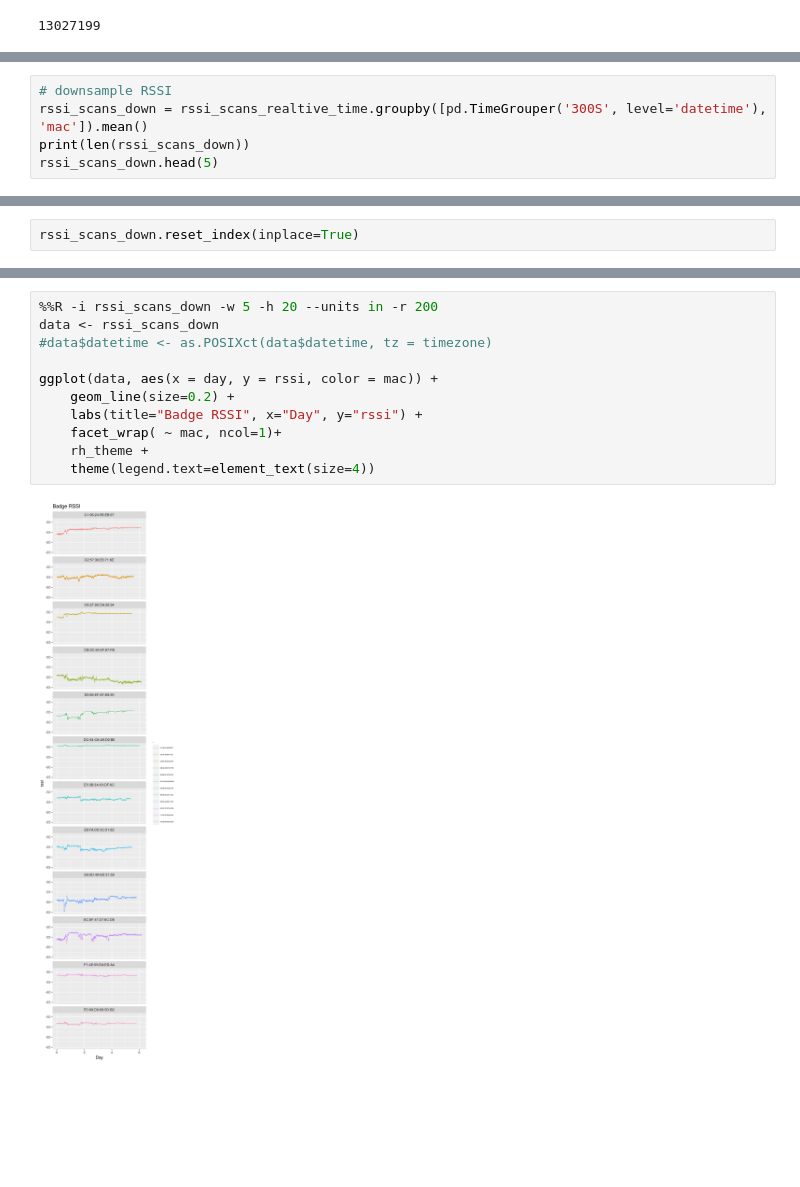
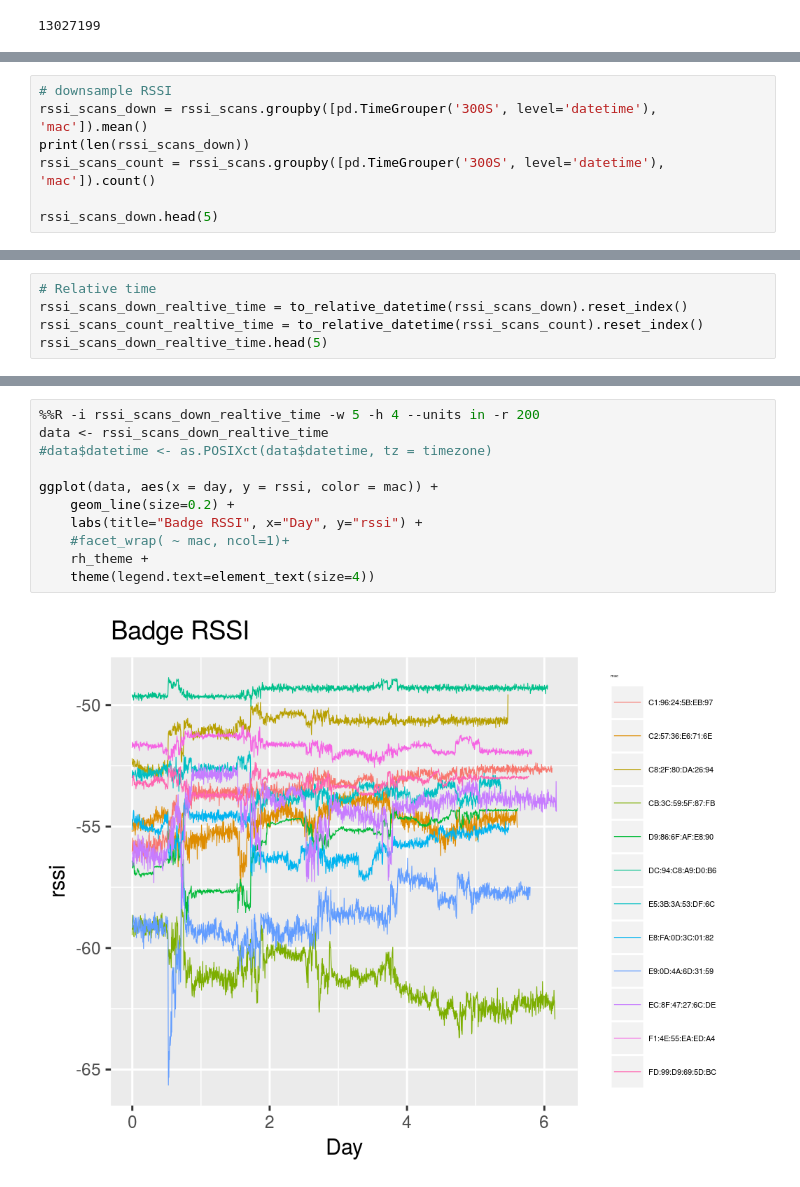
Before and after one commit to HumanDynamics/openbadge-analysis-test-badge, a Jupyter notebook: notebooks/20180326_rssi_voltage_test.ipynb, the cells around one changed output, grey strips where cells are left out. Cells and saved outputs as stored; diff of their text form; blank space fills up the shorter version.

```diff
--- a/notebooks/20180326_rssi_voltage_test.ipynb
+++ b/notebooks/20180326_rssi_voltage_test.ipynb
@@ -474,6 +452,8 @@ rssi_scans_realtive_time.head(5)
 # %%
 # downsample RSSI
-rssi_scans_down = rssi_scans_realtive_time.groupby([pd.TimeGrouper('300S', level='datetime'), 'mac']).mean()
+rssi_scans_down = rssi_scans.groupby([pd.TimeGrouper('300S', level='datetime'), 'mac']).mean()
 print(len(rssi_scans_down))
+rssi_scans_count = rssi_scans.groupby([pd.TimeGrouper('300S', level='datetime'), 'mac']).count()
+
 rssi_scans_down.head(5)
 # %% [output]
@@ -488,2 +468,5 @@ rssi_scans_down.head(5)
-# %%
-rssi_scans_down.reset_index(inplace=True)
+# %%
+# Relative time
+rssi_scans_down_realtive_time = to_relative_datetime(rssi_scans_down).reset_index()
+rssi_scans_count_realtive_time = to_relative_datetime(rssi_scans_count).reset_index()
+rssi_scans_down_realtive_time.head(5)
@@ -490,13 +480,13 @@ rssi_scans_down.reset_index(inplace=True)
 # %%
-%%R -i rssi_scans_down -w 5 -h 20 --units in -r 200
-data <- rssi_scans_down
+%%R -i rssi_scans_down_realtive_time -w 5 -h 4 --units in -r 200
+data <- rssi_scans_down_realtive_time
 #data$datetime <- as.POSIXct(data$datetime, tz = timezone)
 
 ggplot(data, aes(x = day, y = rssi, color = mac)) +
     geom_line(size=0.2) +
     labs(title="Badge RSSI", x="Day", y="rssi") +
-    facet_wrap( ~ mac, ncol=1)+
+    #facet_wrap( ~ mac, ncol=1)+
     rh_theme +
     theme(legend.text=element_text(size=4))
 # %% [output]
-[figure, old version]
+[figure, new version]
```
Also changed, not shown: parts of 6 cells of this notebook.
